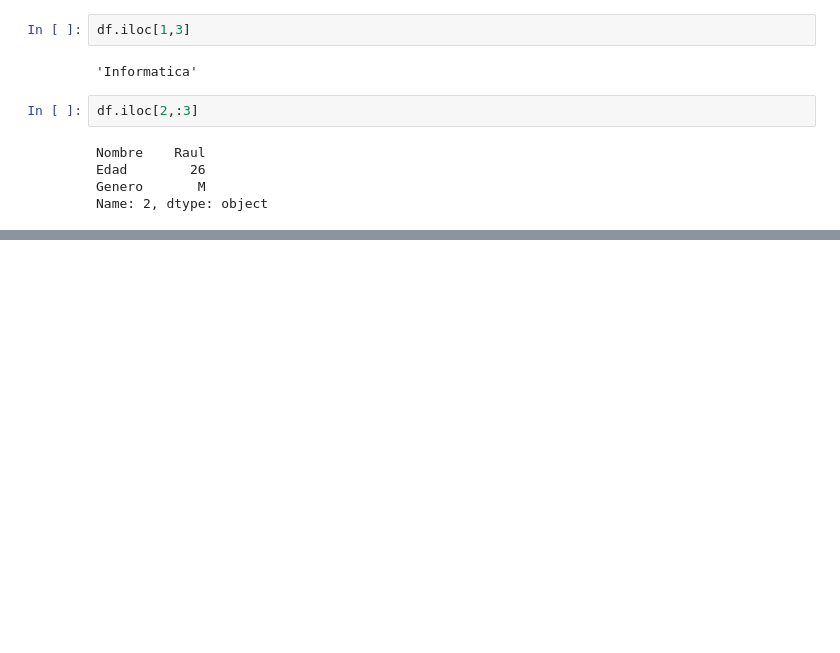
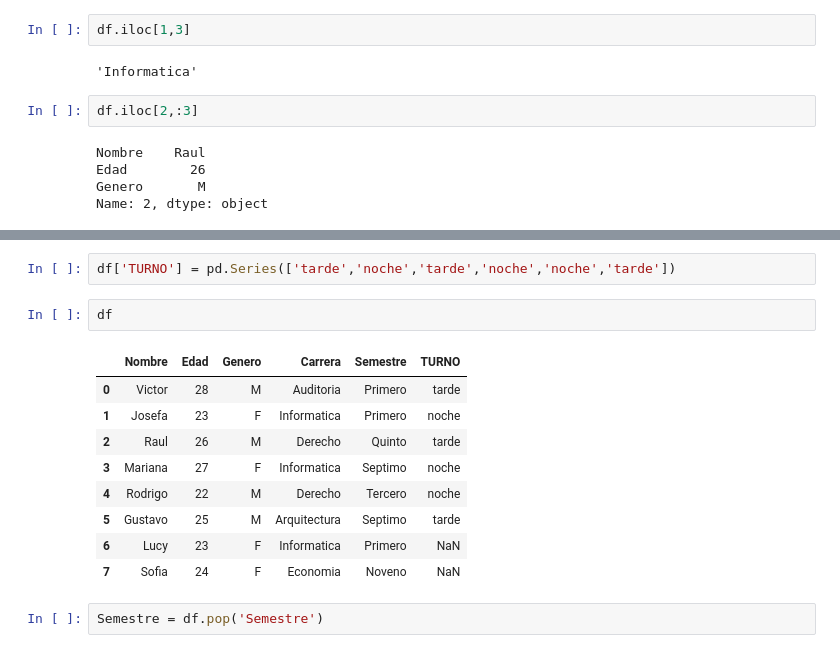
Before and after one commit to The1zero/Python-DATA, a Jupyter notebook: 6.ipynb, the cells around one changed output, grey strips where cells are left out. Drawn from its saved outputs; the diff is of its cells as text; blank space fills up the shorter version.

```diff
--- a/6.ipynb
+++ b/6.ipynb
@@ -27,0 +47,16 @@ Name: 2, dtype: object
+# %%
+df['TURNO'] = pd.Series(['tarde','noche','tarde','noche','noche','tarde'])
+# %%
+df
+# %% [output]
+|  | Nombre | Edad | Genero | Carrera | Semestre | TURNO |
+| 0 | Victor | 28 | M | Auditoria | Primero | tarde |
+| 1 | Josefa | 23 | F | Informatica | Primero | noche |
+| 2 | Raul | 26 | M | Derecho | Quinto | tarde |
+| 3 | Mariana | 27 | F | Informatica | Septimo | noche |
+| 4 | Rodrigo | 22 | M | Derecho | Tercero | noche |
+| 5 | Gustavo | 25 | M | Arquitectura | Septimo | tarde |
+| 6 | Lucy | 23 | F | Informatica | Primero | NaN |
+| 7 | Sofia | 24 | F | Economia | Noveno | NaN |
+# %%
+Semestre = df.pop('Semestre')
```
Also changed, not shown: parts of 15 cells of this notebook, 1 other file.
